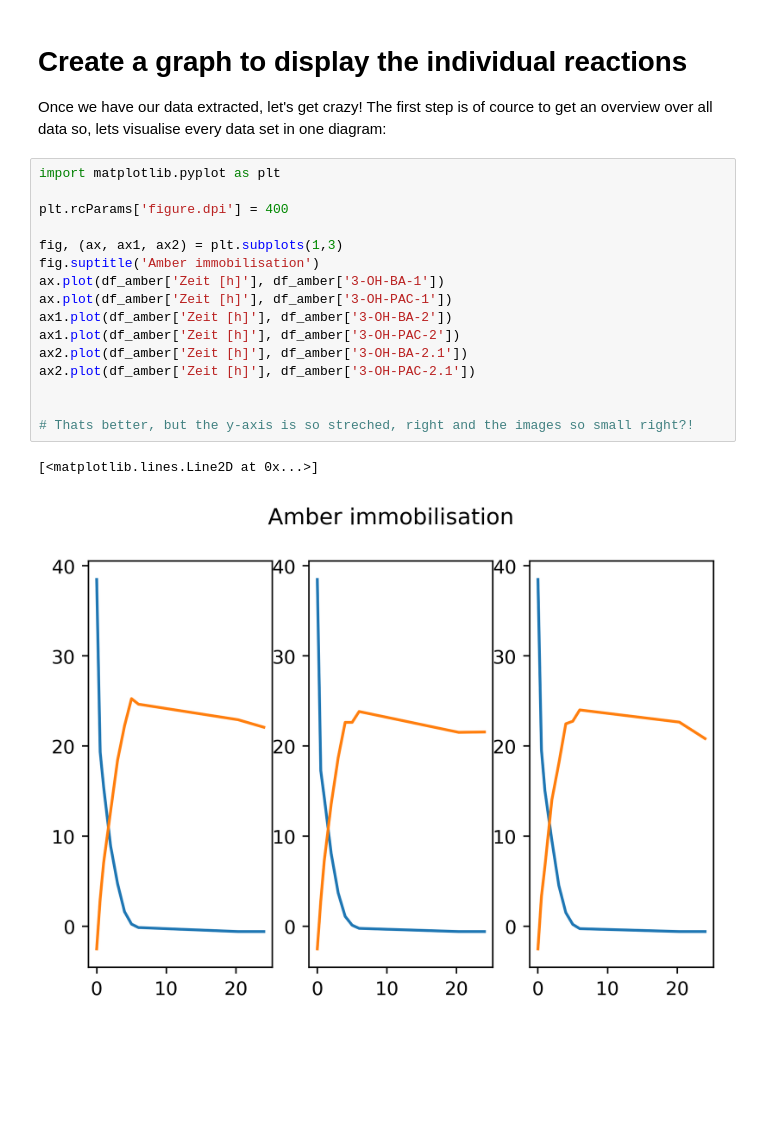
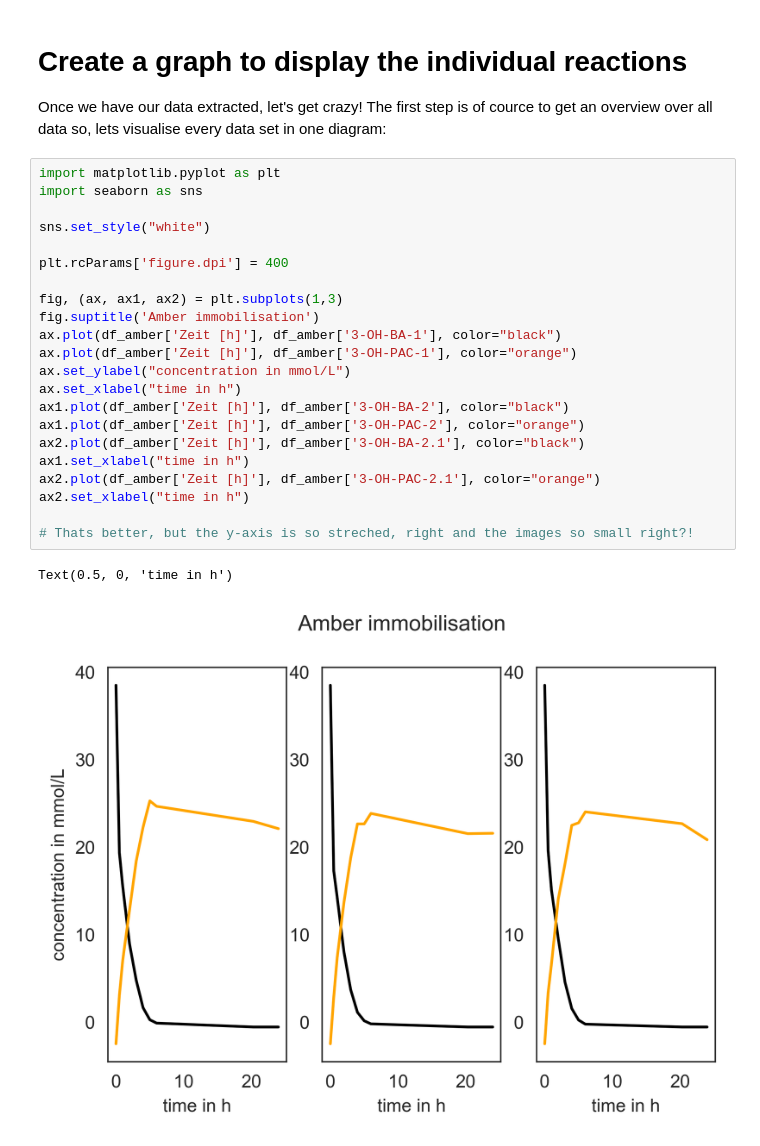
Before and after one commit to StephanM87/Matplotlib-data-visualisation-IBG1, a Jupyter notebook: immobilised_biocatalysts/immobilised_biocatalyst.ipynb, the cells around one changed output. Drawn from its saved outputs; the diff is of its cells as text; blank space fills up the shorter version.

```diff
--- a/immobilised_biocatalysts/immobilised_biocatalyst.ipynb
+++ b/immobilised_biocatalysts/immobilised_biocatalyst.ipynb
@@ -55,20 +45,26 @@ df_amber.head()
 Once we have our data extracted, let's get crazy! The first step is of cource to get an overview over all data so, lets visualise every data set in one diagram:
 # %%
 import matplotlib.pyplot as plt
+import seaborn as sns
+
+sns.set_style("white")
 
 plt.rcParams['figure.dpi'] = 400
 
 fig, (ax, ax1, ax2) = plt.subplots(1,3)
 fig.suptitle('Amber immobilisation')
-ax.plot(df_amber['Zeit [h]'], df_amber['3-OH-BA-1'])
-ax.plot(df_amber['Zeit [h]'], df_amber['3-OH-PAC-1'])
-ax1.plot(df_amber['Zeit [h]'], df_amber['3-OH-BA-2'])
-ax1.plot(df_amber['Zeit [h]'], df_amber['3-OH-PAC-2'])
-ax2.plot(df_amber['Zeit [h]'], df_amber['3-OH-BA-2.1'])
-ax2.plot(df_amber['Zeit [h]'], df_amber['3-OH-PAC-2.1'])
-
+ax.plot(df_amber['Zeit [h]'], df_amber['3-OH-BA-1'], color="black")
+ax.plot(df_amber['Zeit [h]'], df_amber['3-OH-PAC-1'], color="orange")
+ax.set_ylabel("concentration in mmol/L")
+ax.set_xlabel("time in h")
+ax1.plot(df_amber['Zeit [h]'], df_amber['3-OH-BA-2'], color="black")
+ax1.plot(df_amber['Zeit [h]'], df_amber['3-OH-PAC-2'], color="orange")
+ax2.plot(df_amber['Zeit [h]'], df_amber['3-OH-BA-2.1'], color="black")
+ax1.set_xlabel("time in h")
+ax2.plot(df_amber['Zeit [h]'], df_amber['3-OH-PAC-2.1'], color="orange")
+ax2.set_xlabel("time in h")
 
 # Thats better, but the y-axis is so streched, right and the images so small right?!
 # %% [output]
-[<matplotlib.lines.Line2D at 0x...>]
+Text(0.5, 0, 'time in h')
-[figure, old version]
+[figure, new version]
```
Also changed, not shown: parts of 7 cells of this notebook.
